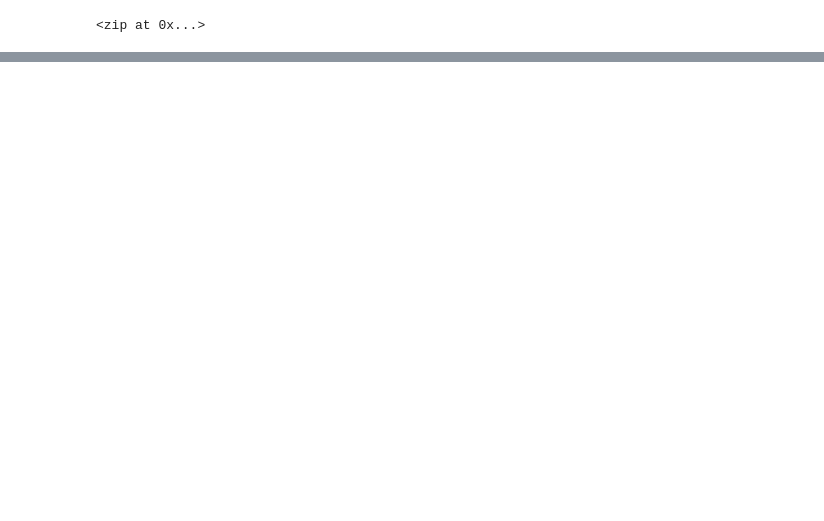
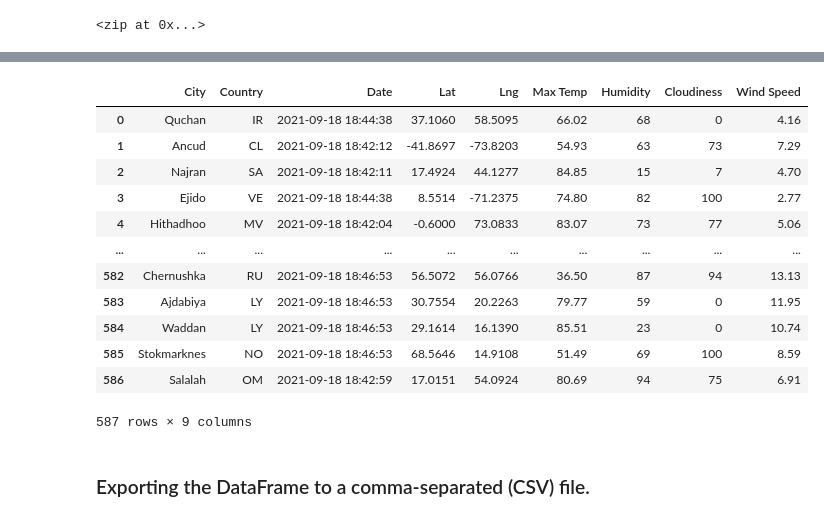
Before and after one commit to dshetty100/World_Weather_Analysis, a Jupyter notebook: WeatherPy.ipynb, the cells around one changed output, grey strips where cells are left out. Cells and saved outputs as stored; diff of their text form; code cells hidden in the pictures; blank space fills up the shorter version.

```diff
--- a/WeatherPy.ipynb
+++ b/WeatherPy.ipynb
@@ -33,0 +38,12 @@ len(cities)
+# %%
+# Import the requests library.
+import requests
+
+# Import the API key.
+from config import weather_api_key
+
+# Import the datetime module from the datetime library.
+from datetime import datetime
+
+# Starting URL for Weather Map API Call.
+url = "http://api.openweathermap.org/data/2.5/weather?units=Imperial&APPID=" + weather_api_key
@@ -33,0 +132,4 @@ len(cities)
+# %%
+# Convert the array of dictionaries to a Pandas DataFrame.
+city_data_df = pd.DataFrame(city_data)
+city_data_df.head(10)
@@ -33,0 +148,21 @@ len(cities)
+# %%
+# reaaranging the order in which the columns appaer in the dataframe
+new_column_order = ["City", "Country", "Date", "Lat", "Lng", "Max Temp", "Humidity", "Cloudiness", "Wind Speed"]
+city_data_df = city_data_df[new_column_order]
+city_data_df
+# %% [output]
+|  | City | Country | Date | Lat | Lng | Max Temp | Humidity | Cloudiness | Wind Speed |
+| 0 | Quchan | IR | 2021-09-18 18:44:38 | 37.1060 | 58.5095 | 66.02 | 68 | 0 | 4.16 |
+| 1 | Ancud | CL | 2021-09-18 18:42:12 | -41.8697 | -73.8203 | 54.93 | 63 | 73 | 7.29 |
+| 2 | Najran | SA | 2021-09-18 18:42:11 | 17.4924 | 44.1277 | 84.85 | 15 | 7 | 4.70 |
+| 3 | Ejido | VE | 2021-09-18 18:44:38 | 8.5514 | -71.2375 | 74.80 | 82 | 100 | 2.77 |
+| 4 | Hithadhoo | MV | 2021-09-18 18:42:04 | -0.6000 | 73.0833 | 83.07 | 73 | 77 | 5.06 |
+| ... | ... | ... | ... | ... | ... | ... | ... | ... | ... |
+| 582 | Chernushka | RU | 2021-09-18 18:46:53 | 56.5072 | 56.0766 | 36.50 | 87 | 94 | 13.13 |
+| 583 | Ajdabiya | LY | 2021-09-18 18:46:53 | 30.7554 | 20.2263 | 79.77 | 59 | 0 | 11.95 |
+| 584 | Waddan | LY | 2021-09-18 18:46:53 | 29.1614 | 16.1390 | 85.51 | 23 | 0 | 10.74 |
+| 585 | Stokmarknes | NO | 2021-09-18 18:46:53 | 68.5646 | 14.9108 | 51.49 | 69 | 100 | 8.59 |
+| 586 | Salalah | OM | 2021-09-18 18:42:59 | 17.0151 | 54.0924 | 80.69 | 94 | 75 | 6.91 |
+587 rows × 9 columns
+# %% [markdown]
+### Exporting the DataFrame to a comma-separated (CSV) file.
```
Also changed, not shown: parts of 8 cells of this notebook.
